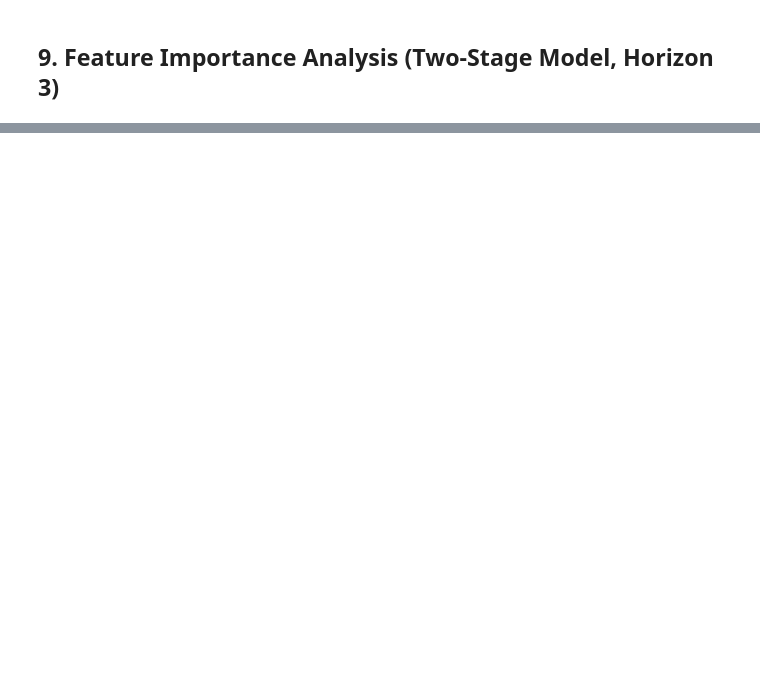
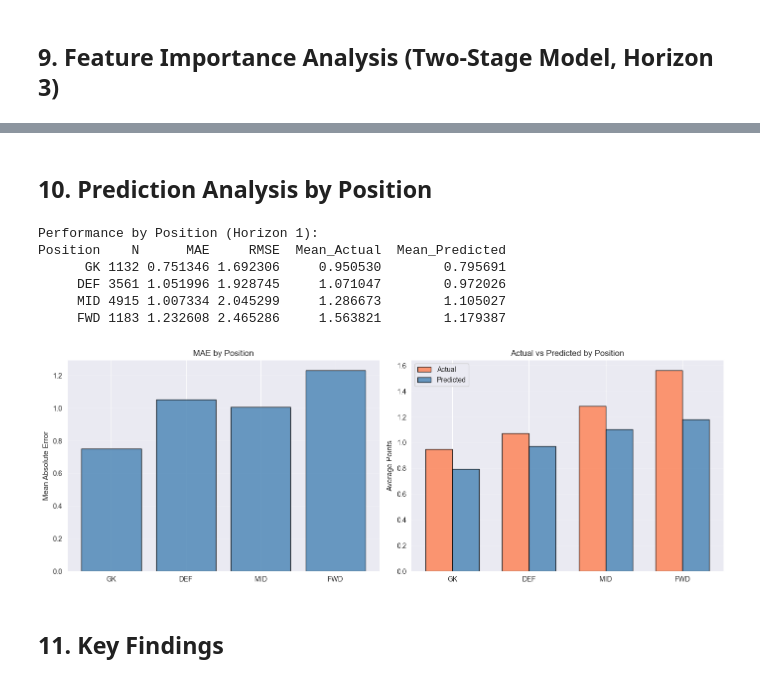
Before and after one commit to Splinter0017/fpl-advisor-engine, a Jupyter notebook: Notebooks/03_model.ipynb, the cells around one changed output, grey strips where cells are left out. Cells and saved outputs as stored; diff of their text form; code cells hidden in the pictures; blank space fills up the shorter version.

```diff
--- a/Notebooks/03_model.ipynb
+++ b/Notebooks/03_model.ipynb
@@ -994,0 +730,60 @@ total_points_roll_mean_3            6855.788115
+# %% [markdown]
+## 10. Prediction Analysis by Position
+# %%
+# Analyze performance by position (Horizon 1, Two-Stage)
+val_df['predictions_h1'] = two_stage_results[1]['predictions']
+val_df['position_encoded'] = pd.Categorical(val_df['position'],
+                                           categories=['GK','DEF','MID','FWD']).codes
+
+position_performance = []
+for pos in ['GK', 'DEF', 'MID', 'FWD']:
+    pos_mask = val_df['position_encoded'] == {'GK': 0, 'DEF': 1, 'MID': 2, 'FWD': 3}[pos]
+    pos_data = val_df[pos_mask]
+
+    mae = mean_absolute_error(pos_data['target_h1'], pos_data['predictions_h1'])
+    rmse = np.sqrt(mean_squared_error(pos_data['target_h1'], pos_data['predictions_h1']))
+
+    position_performance.append({
+        'Position': pos,
+        'N': len(pos_data),
+        'MAE': mae,
+        'RMSE': rmse,
+        'Mean_Actual': pos_data['target_h1'].mean(),
+        'Mean_Predicted': pos_data['predictions_h1'].mean()
+    })
+
+pos_perf_df = pd.DataFrame(position_performance)
+print("\nPerformance by Position (Horizon 1):")
+print(pos_perf_df.to_string(index=False))
+
+# Visualize
+fig, axes = plt.subplots(1, 2, figsize=(14, 5))
+
+axes[0].bar(pos_perf_df['Position'], pos_perf_df['MAE'], color='steelblue', edgecolor='black', alpha=0.8)
+axes[0].set_ylabel('Mean Absolute Error', fontsize=11)
+axes[0].set_title('MAE by Position', fontsize=12)
+axes[0].grid(axis='y', alpha=0.3)
+
+x = np.arange(len(pos_perf_df))
+width = 0.35
+axes[1].bar(x - width/2, pos_perf_df['Mean_Actual'], width, label='Actual', color='coral', edgecolor='black', alpha=0.8)
+axes[1].bar(x + width/2, pos_perf_df['Mean_Predicted'], width, label='Predicted', color='steelblue', edgecolor='black', alpha=0.8)
+axes[1].set_xticks(x)
+axes[1].set_xticklabels(pos_perf_df['Position'])
+axes[1].set_ylabel('Average Points', fontsize=11)
+axes[1].set_title('Actual vs Predicted by Position', fontsize=12)
+axes[1].legend()
+axes[1].grid(axis='y', alpha=0.3)
+
+plt.tight_layout()
+plt.show()
+# %% [output]
+Performance by Position (Horizon 1):
+Position    N      MAE     RMSE  Mean_Actual  Mean_Predicted
+      GK 1132 0.751346 1.692306     0.950530        0.795691
+     DEF 3561 1.051996 1.928745     1.071047        0.972026
+     MID 4915 1.007334 2.045299     1.286673        1.105027
+     FWD 1183 1.232608 2.465286     1.563821        1.179387
+[figure, added]
+# %% [markdown]
+## 11. Key Findings
```
Also changed, not shown: parts of 18 cells of this notebook, 1 other file.
